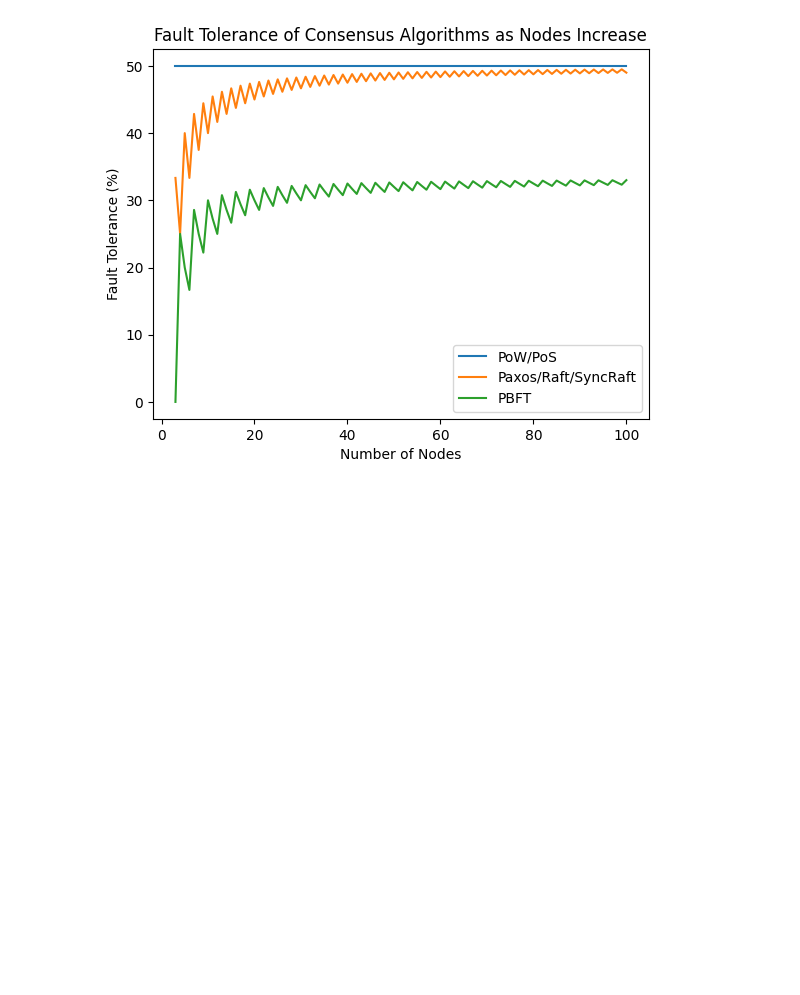
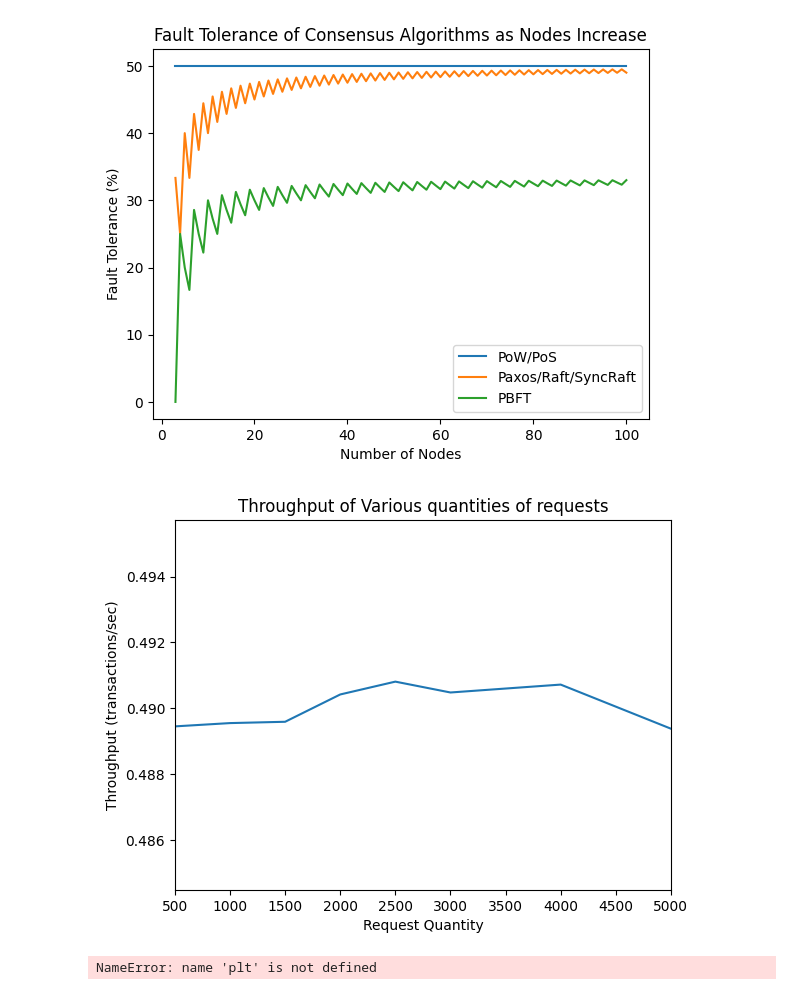
Before and after one commit to xiaoZ857/FYP-Be-DNS, a Jupyter notebook: FYP-Be-DNS/test.ipynb, the cells around one changed output. Drawn from its saved outputs; the diff is of its cells as text; code cells hidden in the pictures; blank space fills up the shorter version.

```diff
--- a/FYP-Be-DNS/test.ipynb
+++ b/FYP-Be-DNS/test.ipynb
@@ -213,3 +213,36 @@ plt.legend()
 
 # Display the chart
 plt.show()
+# %%
+import requests
+import time
+from datetime import datetime
+import statistics
+import matplotlib.pyplot as plt
+
+RequestNumber = [500,1000,1500,2000,2500,3000,3500,4000,4500,5000]
+throughputs = [0.48945,0.48955,0.48959,0.49042,0.49081,0.49048,0.4906,0.49072,0.49005,0.48938]
+
+plt.plot(RequestNumber,throughputs)
+plt.xlabel('Request Quantity')
+plt.ylabel('Throughput (transactions/sec)')
+plt.title('Throughput of Various quantities of requests')
+plt.xlim(500, 5000)
+plt.ylim(min(throughputs) * 0.99, max(throughputs) * 1.01)
+
+plt.show()
+# %% [output]
+[figure, added]
+# %%
+
+
+plt.plot(RequestNumber,throughputs)
+plt.xlabel('Request Amount')
+plt.ylabel('Throughput (transactions/sec)')
+plt.title('Throughput of different Request Amount')
+plt.xlim(500, 5000)
+plt.ylim(min(throughputs) * 0.9, max(throughputs) * 1.1)
+
+plt.show()
+# %% [output]
+NameError: name 'plt' is not defined
```
